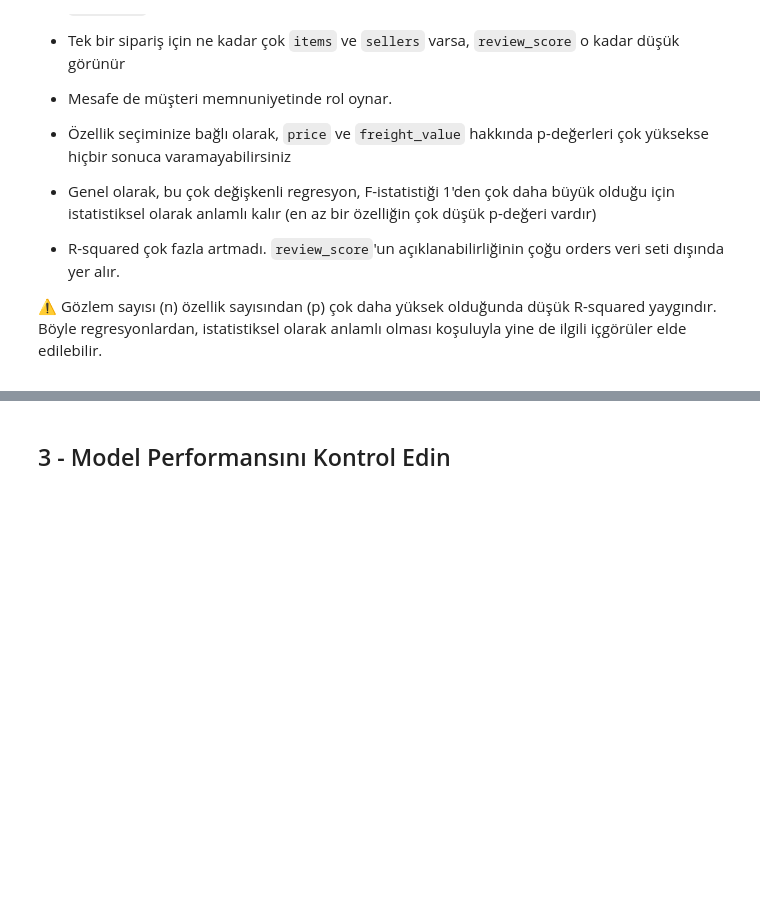
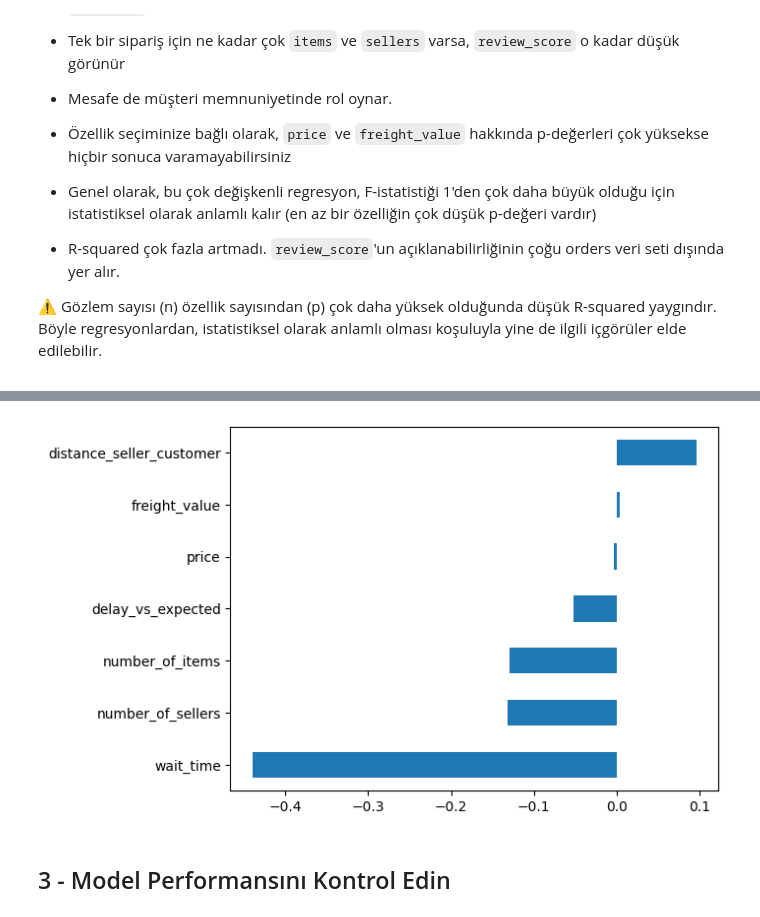
Before and after one commit to tmy-datamesa/data-orders-regression, a Jupyter notebook: orders_regression.ipynb, the cells around one changed output, grey strips where cells are left out. Saved outputs shown, nothing was run; the diff lists cells and outputs as text; code cells hidden in the pictures; folded sections open; blank space fills up the shorter version.

```diff
--- a/orders_regression.ipynb
+++ b/orders_regression.ipynb
@@ -361,3 +359,13 @@ Sonraki adımlarda `orders` veri setinden daha fazla özellik içeren yeni bir O
+# %%
+features = orders[[
+    "wait_time",
+    "delay_vs_expected",
+    "number_of_items",
+    "number_of_sellers",
+    "price",
+    "freight_value",
+    "distance_seller_customer",
+]]
 # %% [markdown]
 Sonra, özellikleri "standardize" edeceğiz.
 
@@ -401,0 +408,4 @@ Bu nedenle kısmi regresyon katsayıları $\beta_i$'yi birlikte karşılaştıra
+# %%
+orders_standardized = (features - features.mean()) / features.std()
+orders_standardized['review_score'] = orders['review_score']
+orders_standardized
@@ -408,0 +431,3 @@ Bu nedenle kısmi regresyon katsayıları $\beta_i$'yi birlikte karşılaştıra
+# %%
+formula = "review_score ~ " + ' + '.join(features.columns)
+formula
@@ -422,3 +449,6 @@ Bu nedenle kısmi regresyon katsayıları $\beta_i$'yi birlikte karşılaştıra
 
 ⚠️ Gözlem sayısı (n) özellik sayısından (p) çok daha yüksek olduğunda düşük R-squared yaygındır. Böyle regresyonlardan, istatistiksel olarak anlamlı olması koşuluyla yine de ilgili içgörüler elde edilebilir.
 </details>
+# %%
+model4 = smf.ols(formula=formula, data=orders_standardized).fit()
+print(model4.summary())
@@ -425,3 +473,7 @@ Bu nedenle kısmi regresyon katsayıları $\beta_i$'yi birlikte karşılaştıra
+# %%
+model4.params[1:].sort_values().plot(kind='barh');
+# %% [output]
+[figure, added]
 # %% [markdown]
 ## 3 - Model Performansını Kontrol Edin
 # %% [markdown]
```
Also changed, not shown: parts of 15 cells of this notebook.
